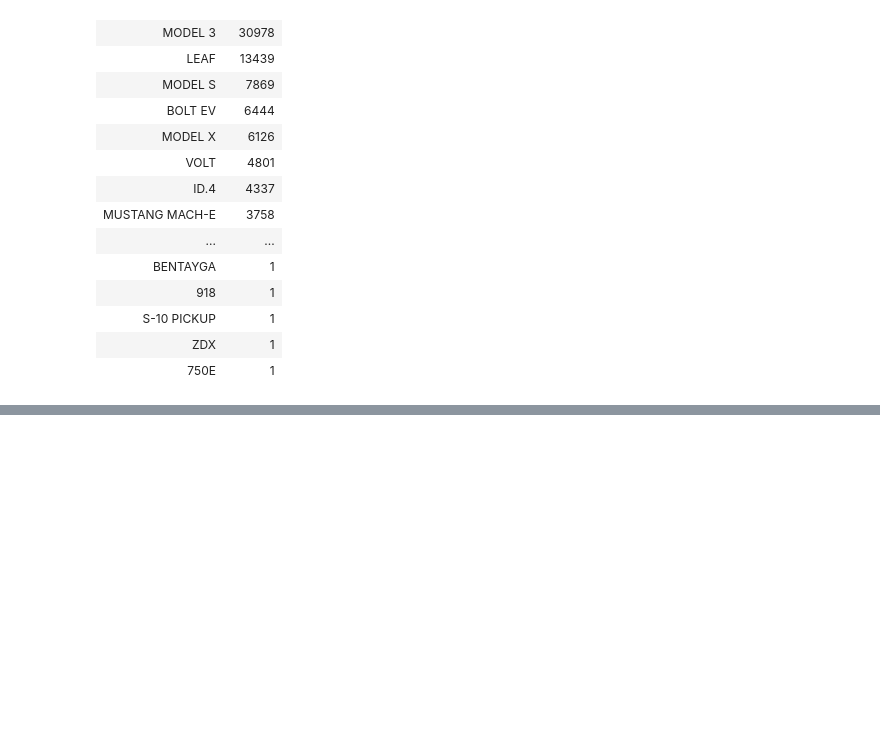
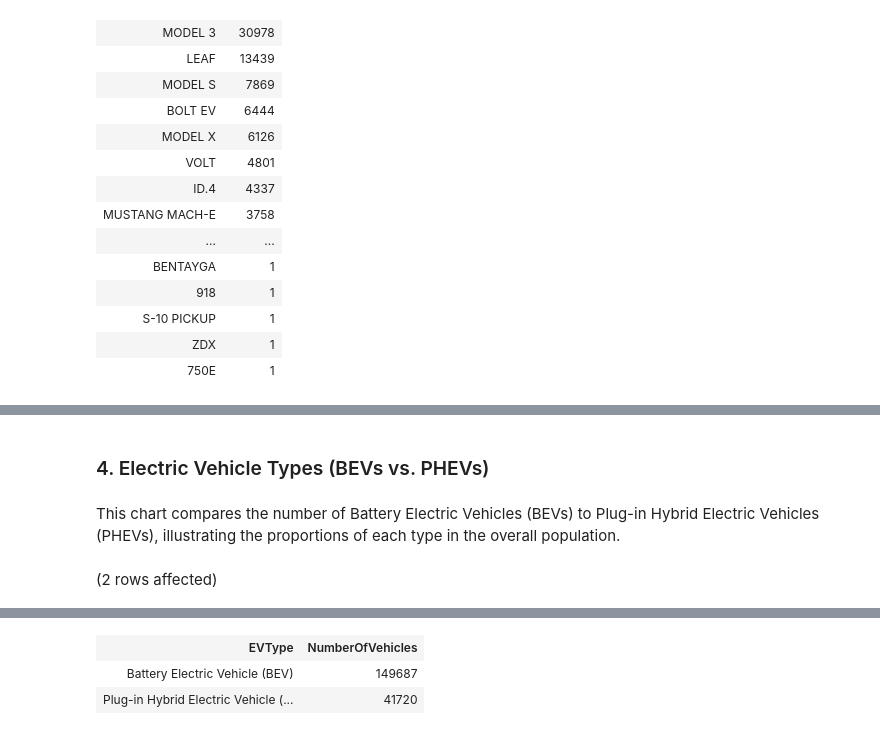
Before and after one commit to Samantacastro/AzureProject, a Jupyter notebook: AzureNotebook.ipynb, the cells around one changed output, grey strips where cells are left out. Saved outputs shown, nothing was run; the diff lists cells and outputs as text; code cells hidden in the pictures; blank space fills up the shorter version.

```diff
--- a/AzureNotebook.ipynb
+++ b/AzureNotebook.ipynb
@@ -65,0 +95,11 @@ Total execution time: 00:00:00.269
+# %% [markdown]
+### 4. Electric Vehicle Types (BEVs vs. PHEVs)
+# %% [markdown]
+This chart compares the number of Battery Electric Vehicles (BEVs) to Plug-in Hybrid Electric Vehicles (PHEVs), illustrating the proportions of each type in the overall population.
+# %%
+SELECT EVType,
+       COUNT(*) AS NumberOfVehicles
+FROM AzureProject.dbo.EVPopulationWA
+GROUP BY EVType;
+# %% [output]
+(2 rows affected)
@@ -65,0 +107,3 @@ Total execution time: 00:00:00.269
+| EVType | NumberOfVehicles |
+| Battery Electric Vehicle (BEV) | 149687 |
+| Plug-in Hybrid Electric Vehicle (... | 41720 |
```
Also changed, not shown: parts of 6 cells of this notebook.
